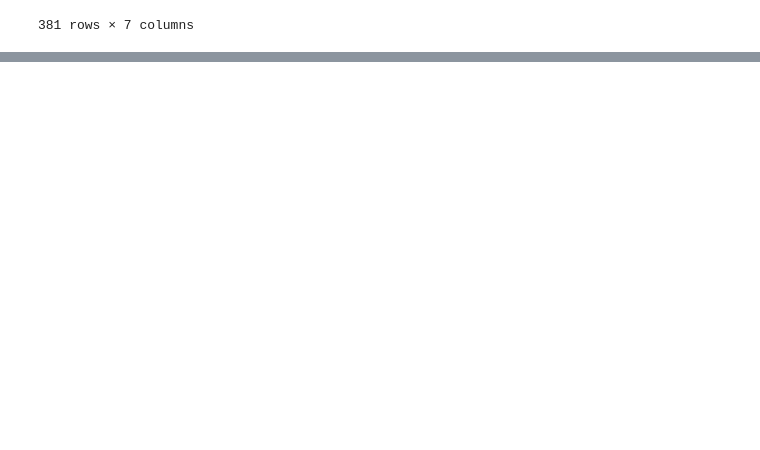
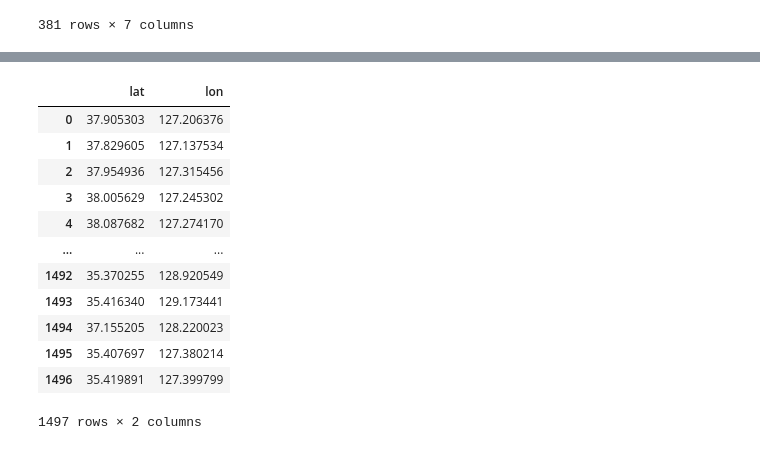
Before and after one commit to Yunwltn/Book-webdashboard, a Jupyter notebook: 도서관 정보.ipynb, the cells around one changed output, grey strips where cells are left out. Saved outputs shown, nothing was run; the diff lists cells and outputs as text; code cells hidden in the pictures; blank space fills up the shorter version.

```diff
--- a/도서관 정보.ipynb
+++ b/도서관 정보.ipynb
@@ -174,0 +261,16 @@ df.to_csv('LIBRARY_202211.csv')
+# %%
+df[['lat','lon']]
+# %% [output]
+|  | lat | lon |
+| 0 | 37.905303 | 127.206376 |
+| 1 | 37.829605 | 127.137534 |
+| 2 | 37.954936 | 127.315456 |
+| 3 | 38.005629 | 127.245302 |
+| 4 | 38.087682 | 127.274170 |
+| ... | ... | ... |
+| 1492 | 35.370255 | 128.920549 |
+| 1493 | 35.416340 | 129.173441 |
+| 1494 | 37.155205 | 128.220023 |
+| 1495 | 35.407697 | 127.380214 |
+| 1496 | 35.419891 | 127.399799 |
+1497 rows × 2 columns
```
Also changed, not shown: parts of 7 cells of this notebook, 2 other files.
